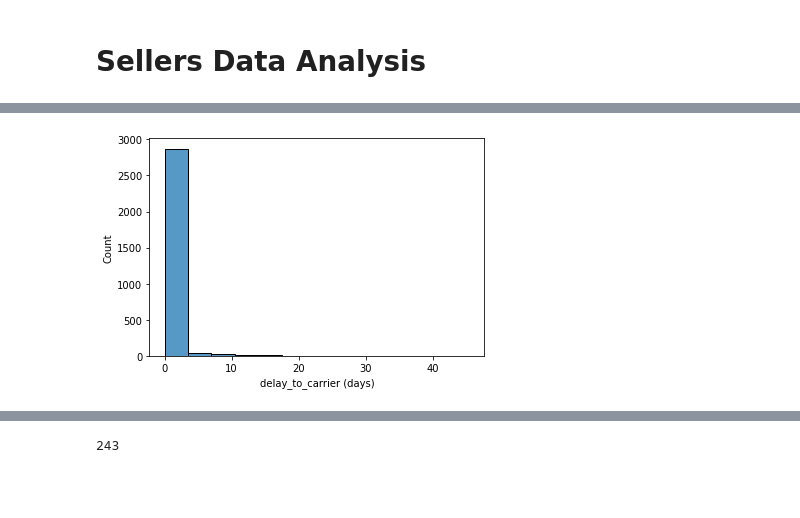
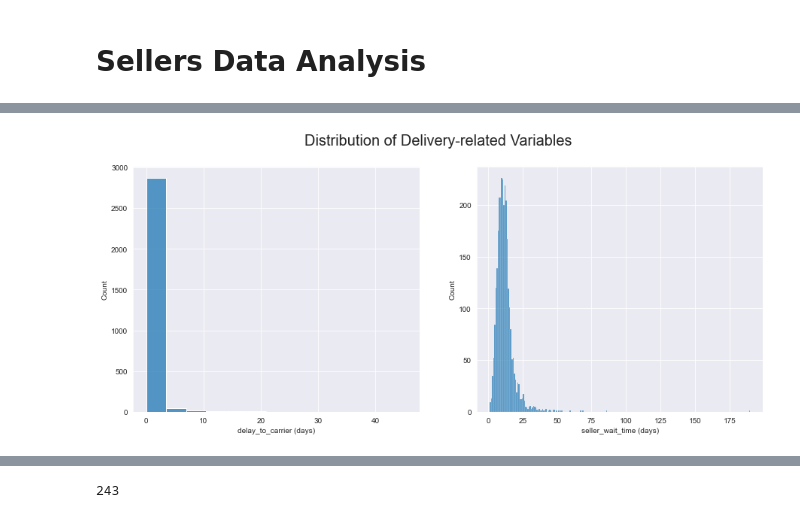
Before and after one commit to phlln/olist-analysis, a Jupyter notebook: notebooks/Sellers Data Analysis-UPDATED.ipynb, the cells around one changed output, grey strips where cells are left out. Cells and saved outputs as stored; diff of their text form; code cells hidden in the pictures; blank space fills up the shorter version.

Commit message:
finished plots for seller features

```diff
--- a/notebooks/Sellers Data Analysis-UPDATED.ipynb
+++ b/notebooks/Sellers Data Analysis-UPDATED.ipynb
@@ -25,4 +31,6 @@ sellers.head()
 | 2 | ce3ad9de960102d0677a81f5d0bb7b2d | rio de janeiro | RJ | 0.000000 | 4.042292 | 2018-07-30 12:44:49 | 2018-07-30 12:44:49 | ... |
 | 3 | c0f3eea2e14555b6faeea3dd58c1b1c3 | sao paulo | SP | 0.000000 | 5.667187 | 2018-08-03 00:44:08 | 2018-08-03 00:44:08 | ... |
 | 4 | 51a04a8a6bdcb23deccc82b0b80742cf | braganca paulista | SP | 3.353727 | 35.314861 | 2017-11-14 12:15:25 | 2017-11-14 12:15:25 | ... |
+# %%
+sellers.rename(columns={'wait_time': 'seller_wait_time', 'review_score':'seller_review_score'}, inplace=True)
 # %%
@@ -71,6 +68,19 @@ Index(['delay_to_carrier', 'wait_time', 'months_on_olist',
 # %%
-# delay_to_carrier.histogram
-sns.histplot(sellers['delay_to_carrier'])
+sns.set_style('darkgrid')
+fig, (ax1, ax2) = plt.subplots(1,2)
+plt.figure(figsize=(15,6)).suptitle('Distribution of Delivery-related Variables', fontsize=20)
+plt.close(1)
+
+# 'delay_to_carrier' histogram
+ax1 = plt.subplot(121)
+ax1 = sns.histplot(sellers.delay_to_carrier)
 plt.xlabel('delay_to_carrier (days)')
+
+# 'seller_wait_time' histogram
+ax2 = plt.subplot(122)
+ax2 = sns.histplot(sellers.seller_wait_time)
+plt.xlabel('seller_wait_time (days)')
+
+plt.show();
 # %% [output]
-[figure, old version]
+[figure, new version]
```
Also changed, not shown: parts of 74 cells of this notebook, 3 other files.
